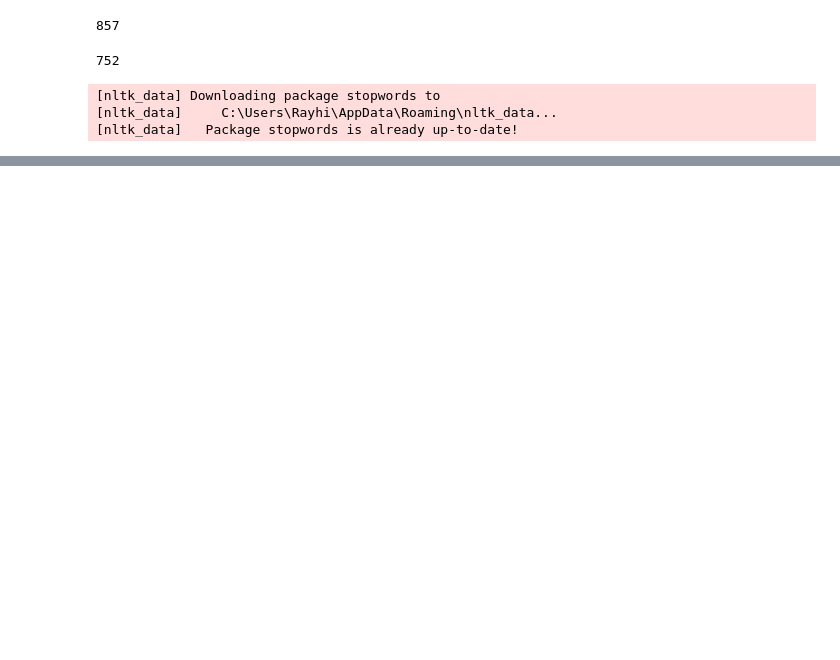
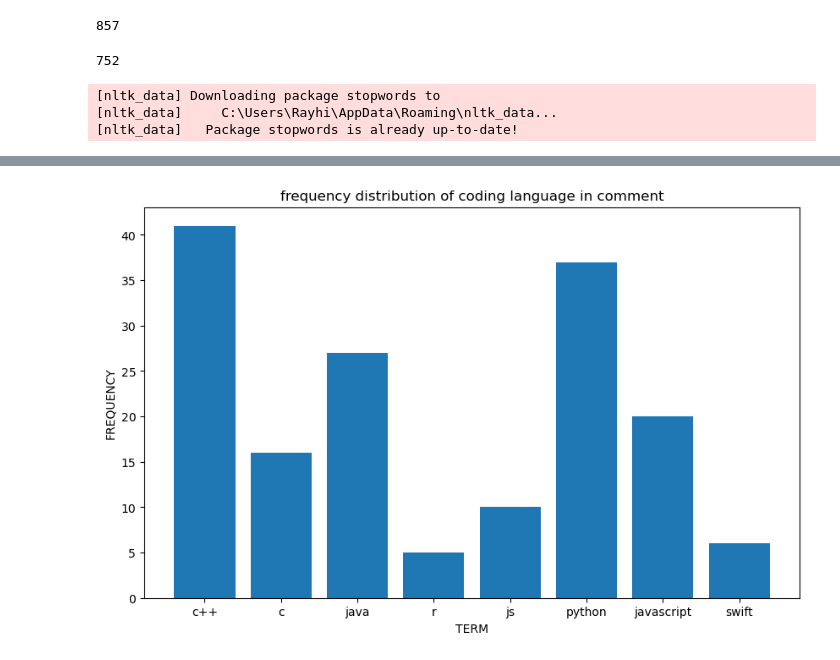
Before and after one commit to ycray6458/assignment2-of-social-media, a Jupyter notebook: TextPreProcessing&Frequence.ipynb, the cells around one changed output, grey strips where cells are left out. Saved outputs shown, nothing was run; the diff lists cells and outputs as text; code cells hidden in the pictures; blank space fills up the shorter version.

```diff
--- a/TextPreProcessing&Frequence.ipynb
+++ b/TextPreProcessing&Frequence.ipynb
@@ -181,0 +255,7 @@ mpl.show()
+# %%
+freqList = termFreqCounter.most_common(freqNum)
+
+# print out most common terms
+for term, count in termFreqCounter.most_common(freqNum):
+    if term != "’" and term != "‘":
+        print(term + ': ' + str(count))
@@ -181,0 +300,18 @@ mpl.show()
+# %%
+termFreqCounter2 = Counter()
+comment_list = csv1['TopComment'] + csv2['TopComment']
+comment_list = [x for x in comment_list if not (isinstance(x, (float, np.float64)) and np.isnan(x))]
+for submission in  comment_list:
+    lTokens = processText(text=submission, tokenizer=tweetTokeniser, stemmer=tweetStemmer, stopwords=lStopwords)
+    lTokens = handleC(lTokens,count)
+    # update count
+    termFreqCounter2.update(lTokens)
+
+# print out most common terms
+for term, count in termFreqCounter2.most_common(freqNum):
+    if term != "’" and term != "‘":
+        print(term + ': ' + str(count))
+        # remove quotation marks
+freqList = termFreqCounter2.most_common(30)
+
+coding_list = [(t,f) for t,f in termFreqCounter2.items() if t in key]
@@ -181,0 +336,14 @@ mpl.show()
+# %%
+# construct the x and y values
+y = [s[1] for s in coding_list]
+
+x = [s[0] for s in coding_list]
+# use matplotlib bar chat to plot this
+mpl.bar(x, y)
+mpl.title("frequency distribution of coding language in comment")
+mpl.ylabel('FREQUENCY')
+mpl.xlabel('TERM')
+mpl.rcParams['figure.figsize'] = (10.0, 6.0)
+mpl.show()
+# %% [output]
+[figure, added]
```
Also changed, not shown: parts of 20 cells of this notebook, 1 other file.
